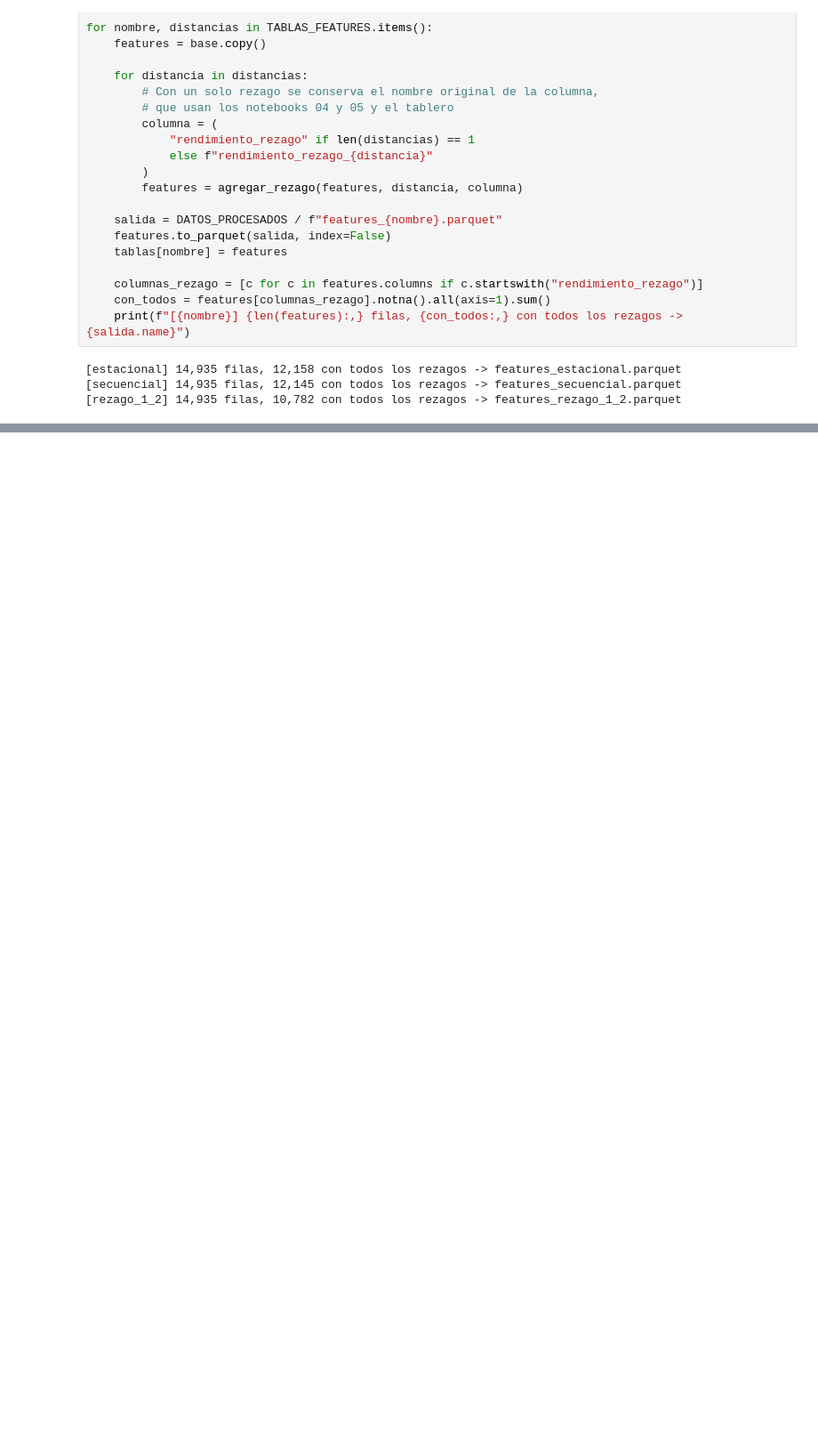
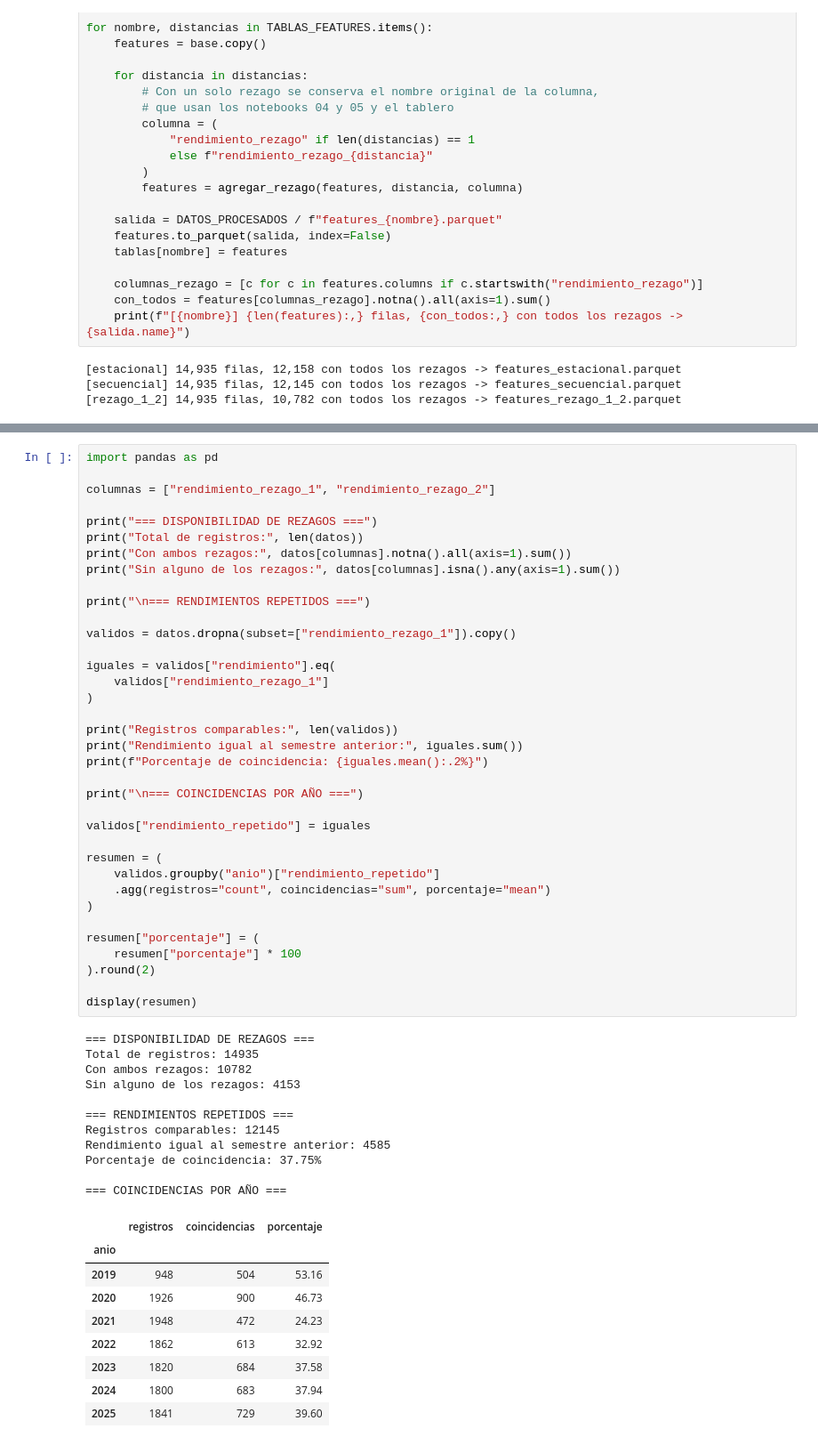
Before and after one commit to VicKingo98/agropredict-colombia, a Jupyter notebook: notebooks/03_featuring.ipynb, the cells around one changed output, grey strips where cells are left out. Shown at 89% size. Saved outputs shown, nothing was run; the diff lists cells and outputs as text; blank space fills up the shorter version.

Commit message:
Agregar validaciones de rezagos y análisis temporal para modelado

```diff
--- a/notebooks/03_featuring.ipynb
+++ b/notebooks/03_featuring.ipynb
@@ -285,0 +327,57 @@ for nombre, distancias in TABLAS_FEATURES.items():
+# %%
+import pandas as pd
+
+columnas = ["rendimiento_rezago_1", "rendimiento_rezago_2"]
+
+print("=== DISPONIBILIDAD DE REZAGOS ===")
+print("Total de registros:", len(datos))
+print("Con ambos rezagos:", datos[columnas].notna().all(axis=1).sum())
+print("Sin alguno de los rezagos:", datos[columnas].isna().any(axis=1).sum())
+
+print("\n=== RENDIMIENTOS REPETIDOS ===")
+
+validos = datos.dropna(subset=["rendimiento_rezago_1"]).copy()
+
+iguales = validos["rendimiento"].eq(
+    validos["rendimiento_rezago_1"]
+)
+
+print("Registros comparables:", len(validos))
+print("Rendimiento igual al semestre anterior:", iguales.sum())
+print(f"Porcentaje de coincidencia: {iguales.mean():.2%}")
+
+print("\n=== COINCIDENCIAS POR AÑO ===")
+
+validos["rendimiento_repetido"] = iguales
+
+resumen = (
+    validos.groupby("anio")["rendimiento_repetido"]
+    .agg(registros="count", coincidencias="sum", porcentaje="mean")
+)
+
+resumen["porcentaje"] = (
+    resumen["porcentaje"] * 100
+).round(2)
+
+display(resumen)
+# %% [output]
+=== DISPONIBILIDAD DE REZAGOS ===
+Total de registros: 14935
+Con ambos rezagos: 10782
+Sin alguno de los rezagos: 4153
+
+=== RENDIMIENTOS REPETIDOS ===
+Registros comparables: 12145
+Rendimiento igual al semestre anterior: 4585
+Porcentaje de coincidencia: 37.75%
+
+=== COINCIDENCIAS POR AÑO ===
+|  | registros | coincidencias | porcentaje |
+| anio |  |  |  |
+| 2019 | 948 | 504 | 53.16 |
+| 2020 | 1926 | 900 | 46.73 |
+| 2021 | 1948 | 472 | 24.23 |
+| 2022 | 1862 | 613 | 32.92 |
+| 2023 | 1820 | 684 | 37.58 |
+| 2024 | 1800 | 683 | 37.94 |
+| 2025 | 1841 | 729 | 39.60 |
```
Also changed, not shown: parts of 4 cells of this notebook, 1 other file.
